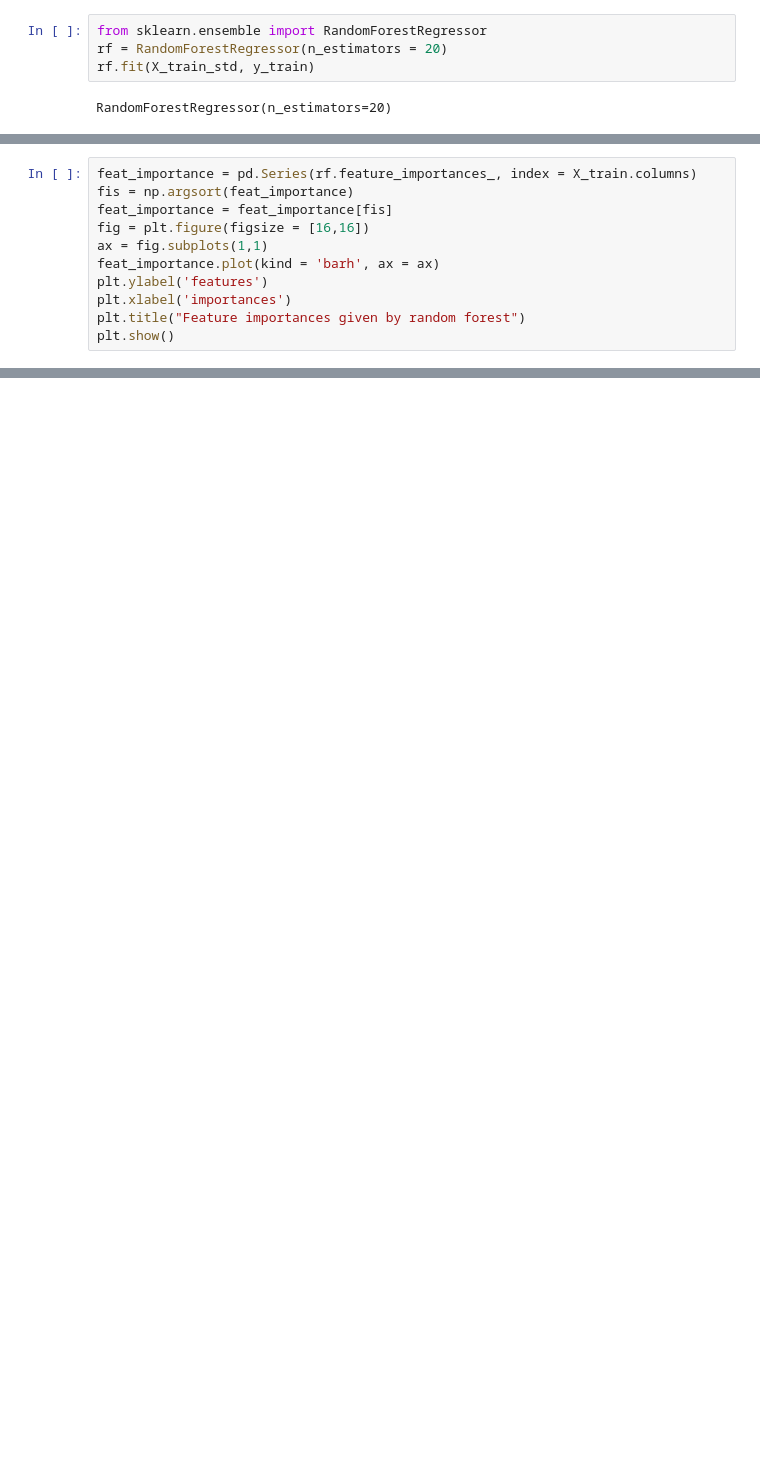
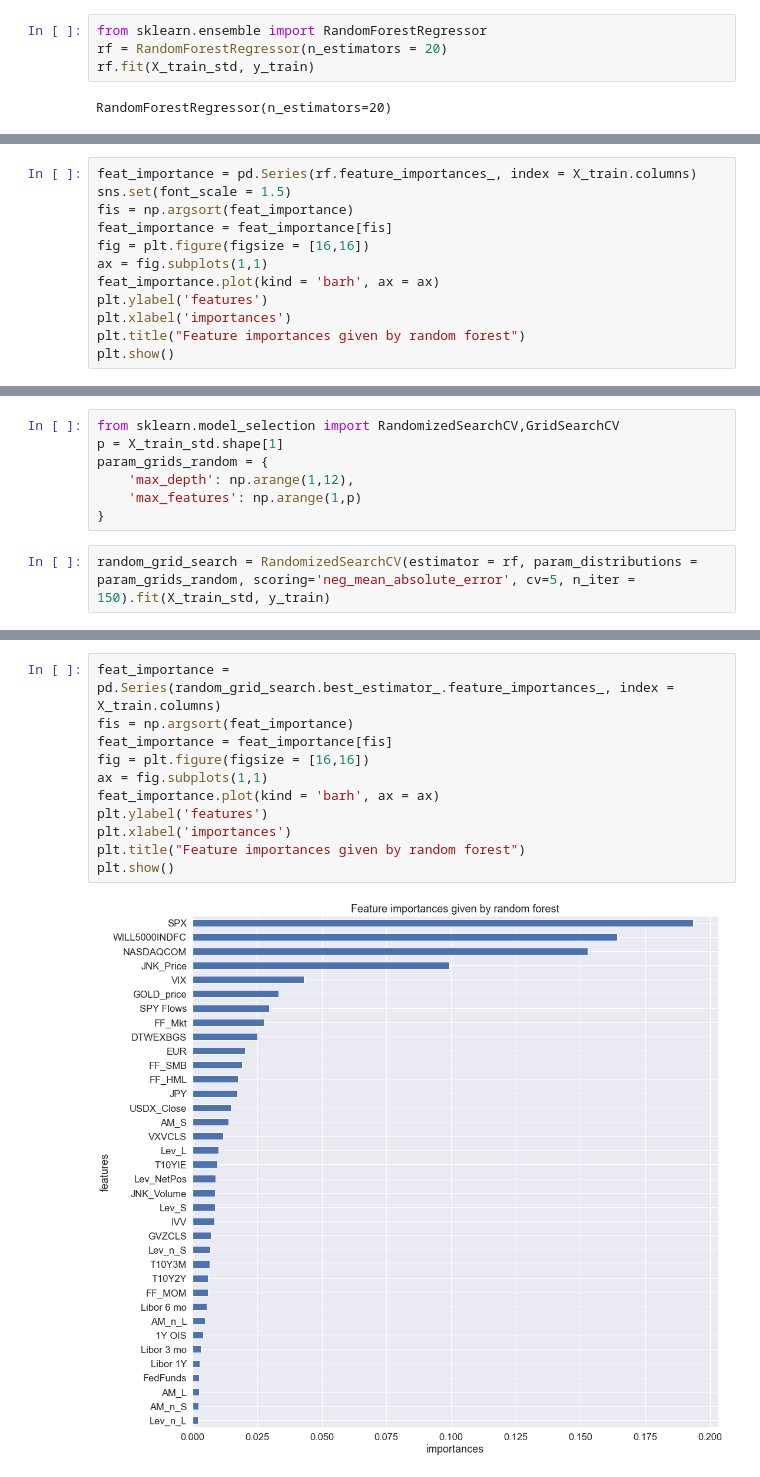
Before and after one commit to sdlwdh/ML-Capstone, a Jupyter notebook: Code/Modeling.ipynb, the cells around one changed output, grey strips where cells are left out. Cells and saved outputs as stored; diff of their text form; blank space fills up the shorter version.

```diff
--- a/Code/Modeling.ipynb
+++ b/Code/Modeling.ipynb
@@ -417,5 +436,6 @@ benchmark_res.loc['Random Forest', 'MAE'] = mean_absolute_error(y_test, rf.predi
 # %%
 feat_importance = pd.Series(rf.feature_importances_, index = X_train.columns)
+sns.set(font_scale = 1.5)
 fis = np.argsort(feat_importance)
 feat_importance = feat_importance[fis]
 fig = plt.figure(figsize = [16,16])
@@ -449,0 +475,9 @@ benchmark_res
+# %%
+from sklearn.model_selection import RandomizedSearchCV,GridSearchCV
+p = X_train_std.shape[1]
+param_grids_random = {
+    'max_depth': np.arange(1,12),
+    'max_features': np.arange(1,p)
+}
+# %%
+random_grid_search = RandomizedSearchCV(estimator = rf, param_distributions = param_grids_random, scoring='neg_mean_absolute_error', cv=5, n_iter = 150).fit(X_train_std, y_train)
@@ -449,0 +503,13 @@ benchmark_res
+# %%
+feat_importance = pd.Series(random_grid_search.best_estimator_.feature_importances_, index = X_train.columns)
+fis = np.argsort(feat_importance)
+feat_importance = feat_importance[fis]
+fig = plt.figure(figsize = [16,16])
+ax = fig.subplots(1,1)
+feat_importance.plot(kind = 'barh', ax = ax)
+plt.ylabel('features')
+plt.xlabel('importances')
+plt.title("Feature importances given by random forest")
+plt.show()
+# %% [output]
+[figure, added]
```
Also changed, not shown: parts of 59 cells of this notebook.
